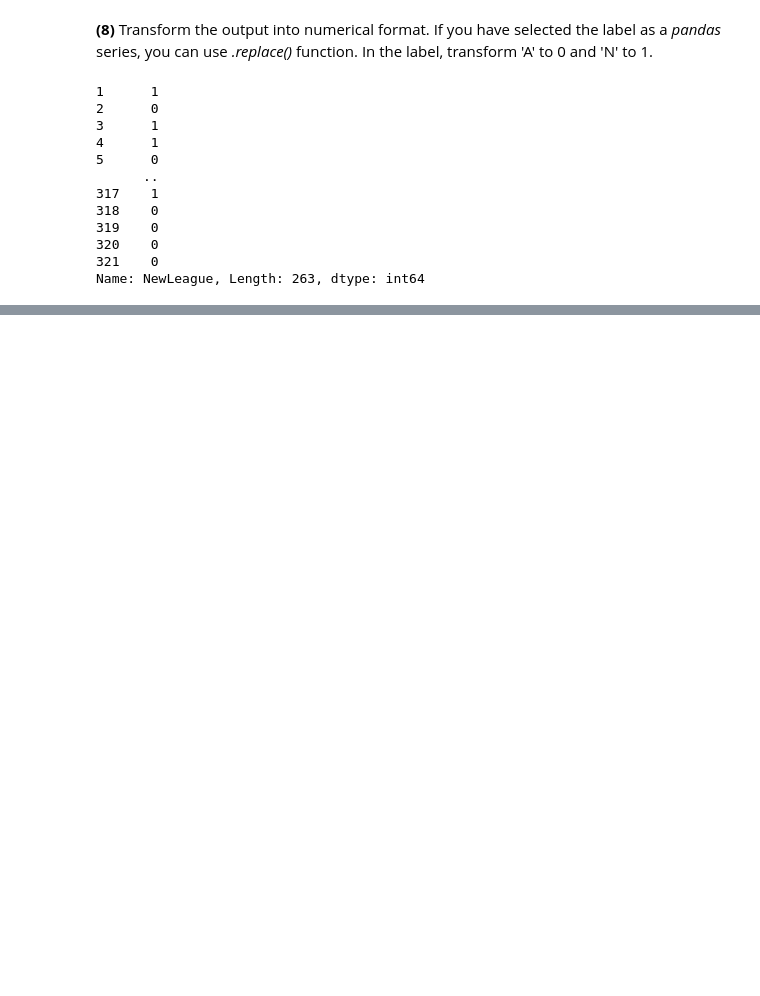
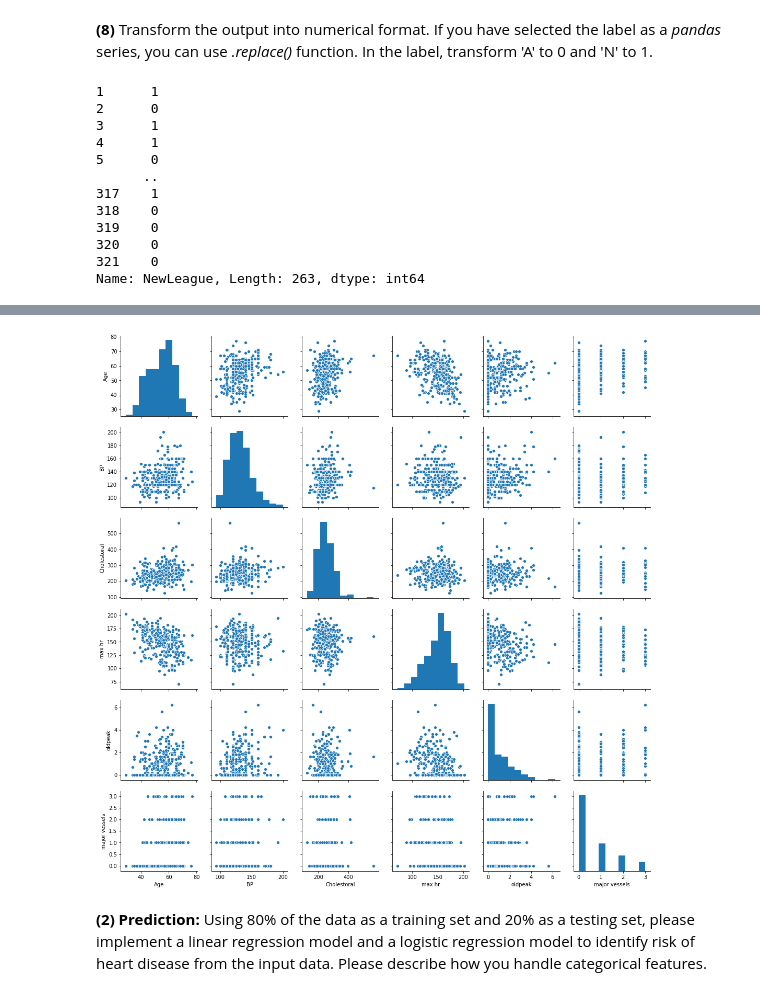
Before and after one commit to iamjeffx/CSCE-421, a Jupyter notebook: Homework/HW2/HW2.ipynb, the cells around one changed output, grey strips where cells are left out. Saved outputs shown, nothing was run; the diff lists cells and outputs as text; code cells hidden in the pictures; blank space fills up the shorter version.

```diff
--- a/Homework/HW2/HW2.ipynb
+++ b/Homework/HW2/HW2.ipynb
@@ -165,0 +229,11 @@ Name: NewLeague, Length: 263, dtype: int64
+# %%
+import seaborn as sns
+
+df = pd.read_csv('heart_input.csv')
+
+sns.pairplot(df)
+plt.show()
+# %% [output]
+[figure, added]
+# %% [markdown]
+**(2) Prediction:** Using 80% of the data as a training set and 20% as a testing set, please implement a linear regression model and a logistic regression model to identify risk of heart disease from the input data. Please describe how you handle categorical features.
```
Also changed, not shown: parts of 27 cells of this notebook, 1 other file.
